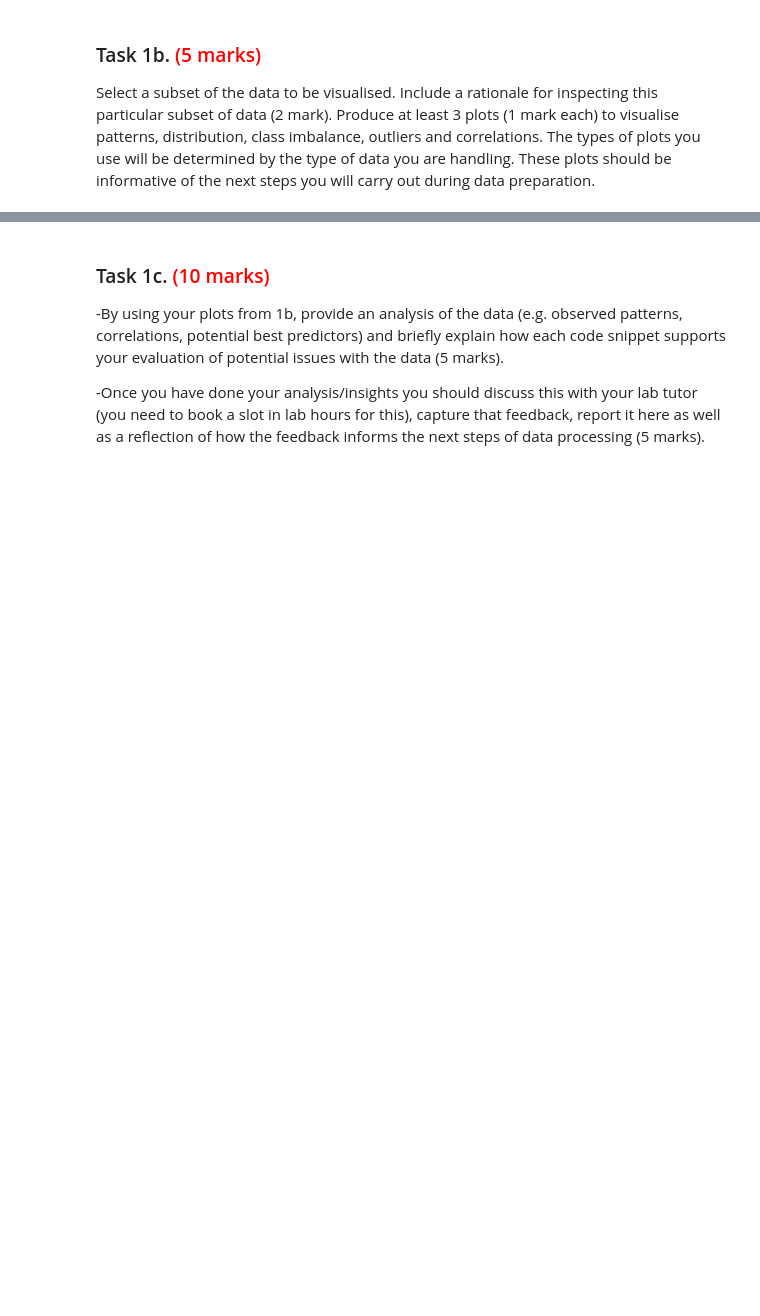
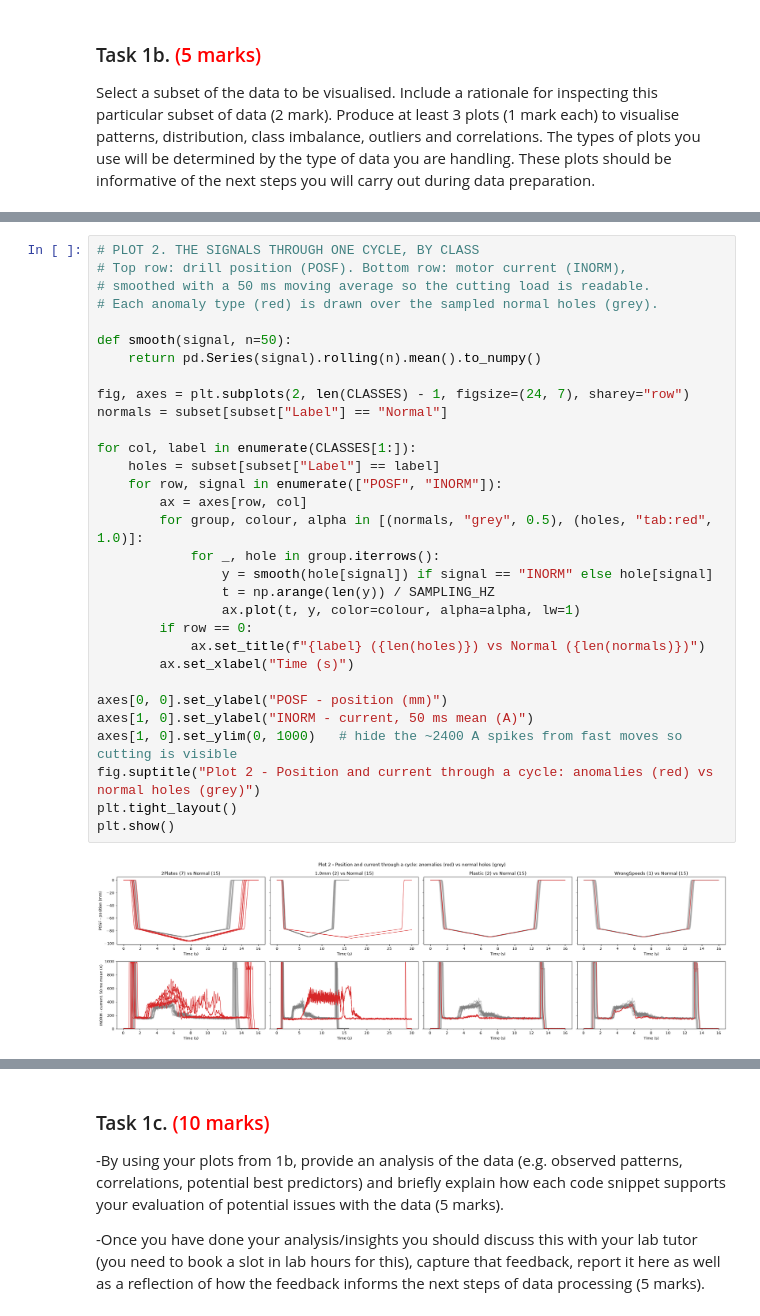
Before and after one commit to Egyml8/MachineLearning_Coursework, a Jupyter notebook: 202627_MMME4125_cw_egyml8.ipynb, the cells around one changed output, grey strips where cells are left out. Drawn from its saved outputs; the diff is of its cells as text; blank space fills up the shorter version.

```diff
--- a/202627_MMME4125_cw_egyml8.ipynb
+++ b/202627_MMME4125_cw_egyml8.ipynb
@@ -103,0 +205,33 @@ The subset selected was February session (83 of 127 cycles). It was selecte to f
+# %%
+# PLOT 2. THE SIGNALS THROUGH ONE CYCLE, BY CLASS
+# Top row: drill position (POSF). Bottom row: motor current (INORM),
+# smoothed with a 50 ms moving average so the cutting load is readable.
+# Each anomaly type (red) is drawn over the sampled normal holes (grey).
+
+def smooth(signal, n=50):
+    return pd.Series(signal).rolling(n).mean().to_numpy()
+
+fig, axes = plt.subplots(2, len(CLASSES) - 1, figsize=(24, 7), sharey="row")
+normals = subset[subset["Label"] == "Normal"]
+
+for col, label in enumerate(CLASSES[1:]):
+    holes = subset[subset["Label"] == label]
+    for row, signal in enumerate(["POSF", "INORM"]):
+        ax = axes[row, col]
+        for group, colour, alpha in [(normals, "grey", 0.5), (holes, "tab:red", 1.0)]:
+            for _, hole in group.iterrows():
+                y = smooth(hole[signal]) if signal == "INORM" else hole[signal]
+                t = np.arange(len(y)) / SAMPLING_HZ
+                ax.plot(t, y, color=colour, alpha=alpha, lw=1)
+        if row == 0:
+            ax.set_title(f"{label} ({len(holes)}) vs Normal ({len(normals)})")
+        ax.set_xlabel("Time (s)")
+
+axes[0, 0].set_ylabel("POSF - position (mm)")
+axes[1, 0].set_ylabel("INORM - current, 50 ms mean (A)")
+axes[1, 0].set_ylim(0, 1000)   # hide the ~2400 A spikes from fast moves so cutting is visible
+fig.suptitle("Plot 2 - Position and current through a cycle: anomalies (red) vs normal holes (grey)")
+plt.tight_layout()
+plt.show()
+# %% [output]
+[figure, added]
```
Also changed, not shown: parts of 11 cells of this notebook.
